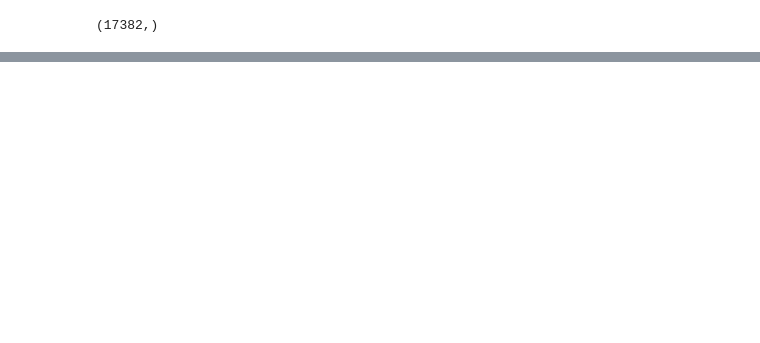
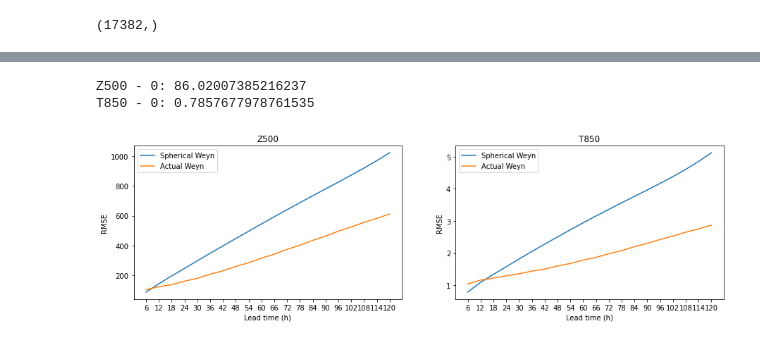
Before and after one commit to deepsphere/deepsphere-weather, a Jupyter notebook: notebooks/train_last_model_l1.ipynb, the cells around one changed output, grey strips where cells are left out. Drawn from its saved outputs; the diff is of its cells as text; code cells hidden in the pictures; blank space fills up the shorter version.

Commit message:
corrected generate predictions

```diff
--- a/notebooks/train_last_model_l1.ipynb
+++ b/notebooks/train_last_model_l1.ipynb
@@ -621,4 +635,10 @@ predictions, lead_times, times, nodes, out_lat, out_lon = \
 create_iterative_predictions_healpix_temp(spherical_unet, device, testing_ds, constants_tensor.transpose(1,0))
 # %% [output]
 Processing lead time 20 out of 20
+# %%
+p_some = []
+for i in range(20):
+    p_some.append(predictions[i][:17268,:,:])
+# %%
+p_some = np.array(p_some)
 # %%
@@ -634,9 +678,9 @@ das = [];
 lev_idx = 0
 for var in ['z', 't']:
     das.append(xr.DataArray(
-        predictions[:, :, :, lev_idx],
+        p_some[:, :, :, lev_idx],
         dims=['lead_time', 'time', 'node'],
-        coords={'lead_time': lead_times, 'time': times[:-2], 'node': np.arange(nodes)},
+        coords={'lead_time': lead_times, 'time': times[:p_some.shape[1]], 'node': np.arange(nodes)},
         name=var
     ))
     lev_idx += 1
@@ -662,13 +756,18 @@ prediction_ds.to_netcdf(pred_filename)
 # %%
 # Compute and save RMSE
-rmse = compute_rmse_healpix(prediction_ds, obs).load()
+rmse = compute_rmse_healpix(prediction_ds, obs.isel(time=slice(6, 6 + prediction_ds.time.shape[0]))).load()
 rmse.to_netcdf(rmse_filename)
 
 # Show RMSE
 print('Z500 - 0:', rmse.z.values[0])
 print('T850 - 0:', rmse.t.values[0])
+# %% [output]
+Z500 - 0: 86.02007385216237
+T850 - 0: 0.7857677978761535
 # %%
 plot_rmses(rmse, rmses_weyn.rename({'z500':'z', 't850':'t'}).isel(lead_time=list(range(20))), lead_time=6)
 
-del spherical_unet, prediction_ds, rmse
+#del spherical_unet, prediction_ds, rmse
 torch.cuda.empty_cache()
+# %% [output]
+[figure, added]
```
Also changed, not shown: parts of 15 cells of this notebook.
